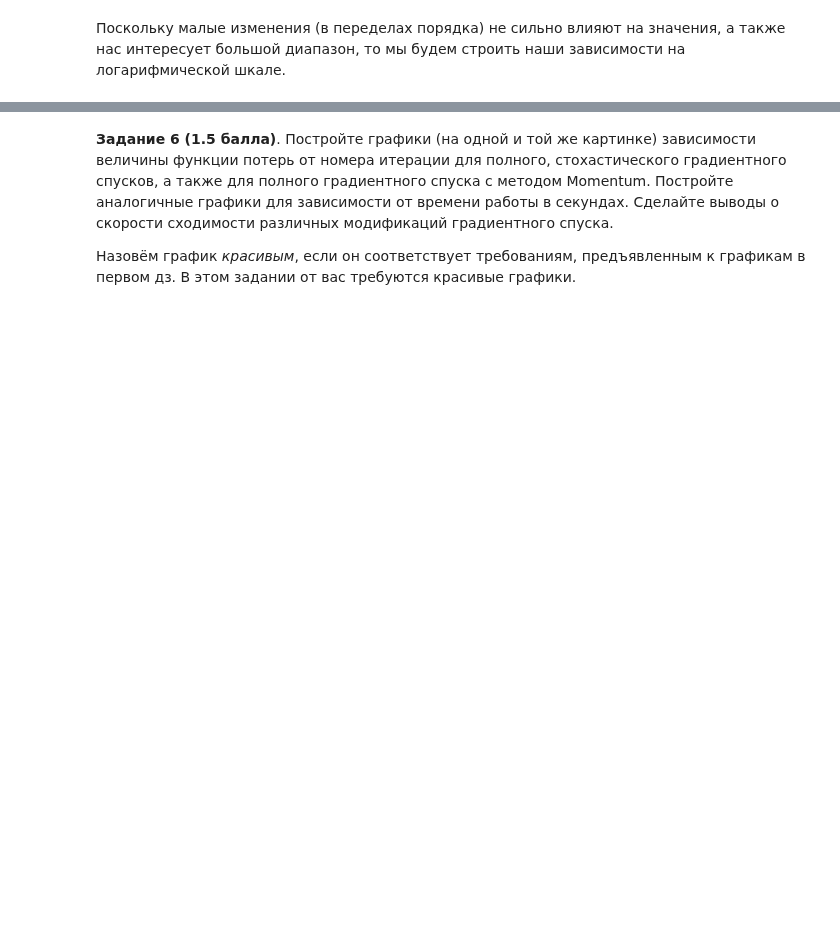
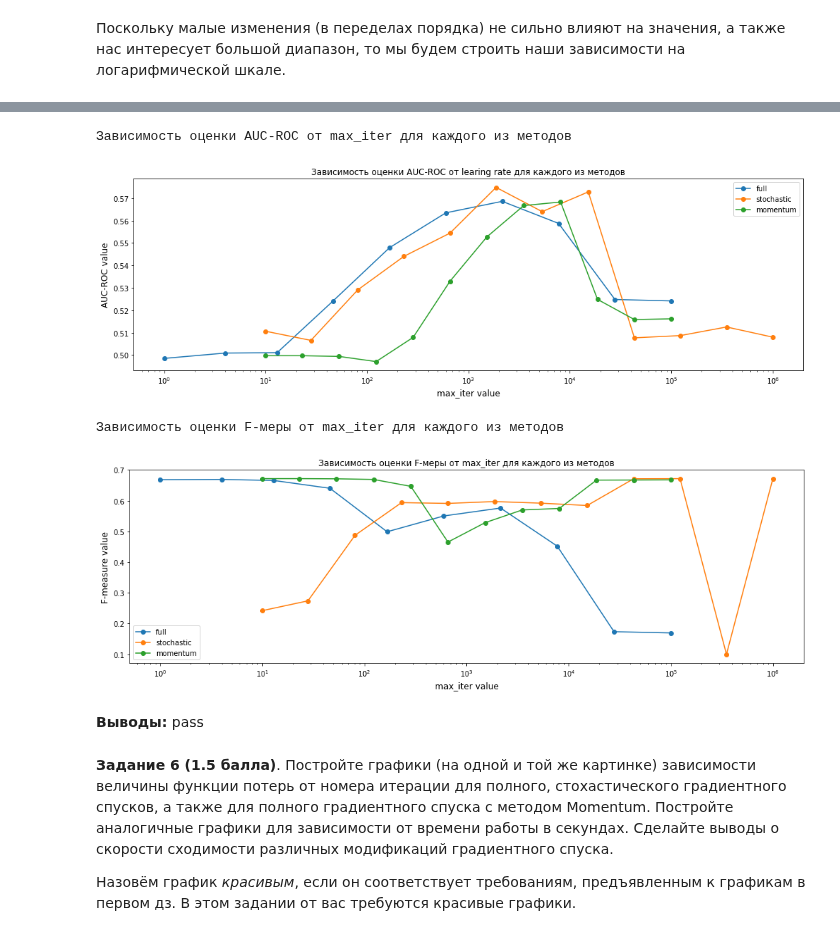
Before and after one commit to GorillazZz1/ml-course-hse-2020, a Jupyter notebook: hw4.ipynb, the cells around one changed output, grey strips where cells are left out. Cells and saved outputs as stored; diff of their text form; code cells hidden in the pictures; blank space fills up the shorter version.

```diff
--- a/hw4.ipynb
+++ b/hw4.ipynb
@@ -438,3 +661,34 @@ pplot_log(logspace_max_iter_st, aucroc_f1_max_iter_st.T[1], label_plot='F-measur
+# %%
+print('Зависимость оценки AUC-ROC от max_iter для каждого из методов')
+plt.figure(figsize=(17, 5))
+plt.plot(logspace_max_iter_full, aucroc_f1_max_iter_full.T[0], label='full', marker='o')
+plt.plot(logspace_max_iter_st, aucroc_f1_max_iter_st.T[0], label='stochastic', marker='o')
+plt.plot(logspace_max_iter_mm, aucroc_f1_max_iter_mm.T[0], label='momentum', marker='o')
+plt.title('Зависимость оценки AUC-ROC от learing rate для каждого из методов')
+plt.xlabel('max_iter value', fontsize=12)
+plt.ylabel('AUC-ROC value', fontsize=12)
+plt.xscale('log')
+plt.legend(loc='best')
+plt.show()
+
+print('Зависимость оценки F-меры от max_iter для каждого из методов')
+plt.figure(figsize=(17, 5))
+plt.plot(logspace_max_iter_full, aucroc_f1_max_iter_full.T[1], label='full', marker='o')
+plt.plot(logspace_max_iter_st, aucroc_f1_max_iter_st.T[1], label='stochastic', marker='o')
+plt.plot(logspace_max_iter_mm, aucroc_f1_max_iter_mm.T[1], label='momentum', marker='o')
+plt.title('Зависимость оценки F-меры от max_iter для каждого из методов')
+plt.xlabel('max_iter value', fontsize=12)
+plt.ylabel('F-measure value', fontsize=12)
+plt.xscale('log')
+plt.legend(loc='best')
+plt.show()
+# %% [output]
+Зависимость оценки AUC-ROC от max_iter для каждого из методов
+[figure, added]
+Зависимость оценки F-меры от max_iter для каждого из методов
+[figure, added]
+# %% [markdown]
+**Выводы:** pass
 # %% [markdown]
 **Задание 6 (1.5 балла)**. Постройте графики (на одной и той же картинке) зависимости величины функции потерь от номера итерации для полного, стохастического градиентного спусков, а также для полного градиентного спуска с методом Momentum. Постройте аналогичные графики для зависимости от времени работы в секундах. Сделайте выводы о скорости сходимости различных модификаций градиентного спуска.
 
```
Also changed, not shown: parts of 17 cells of this notebook.
